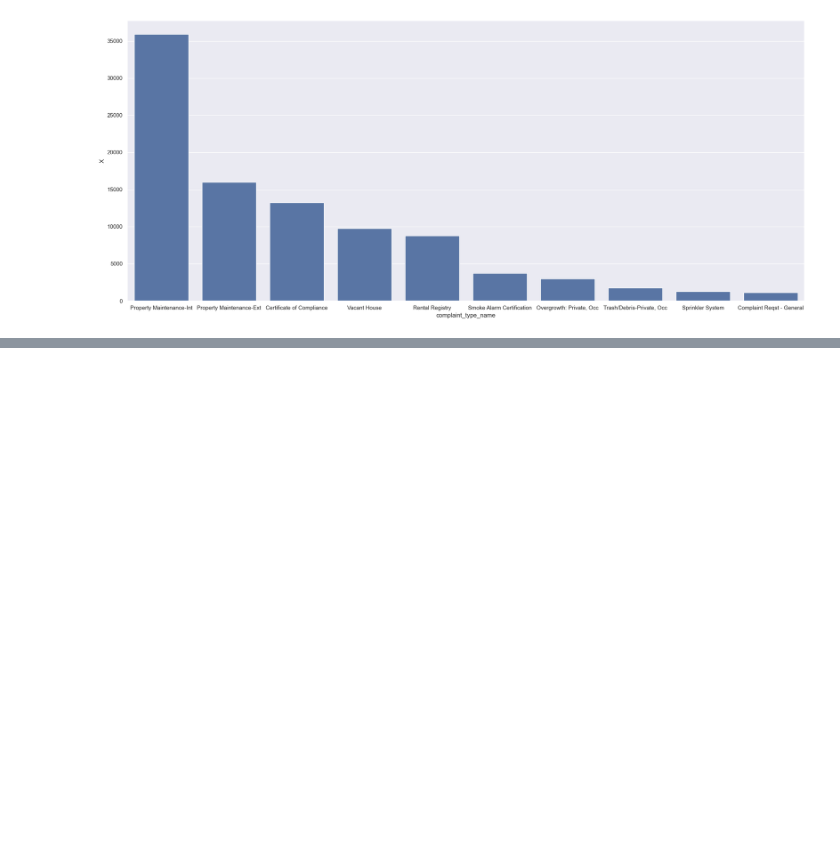
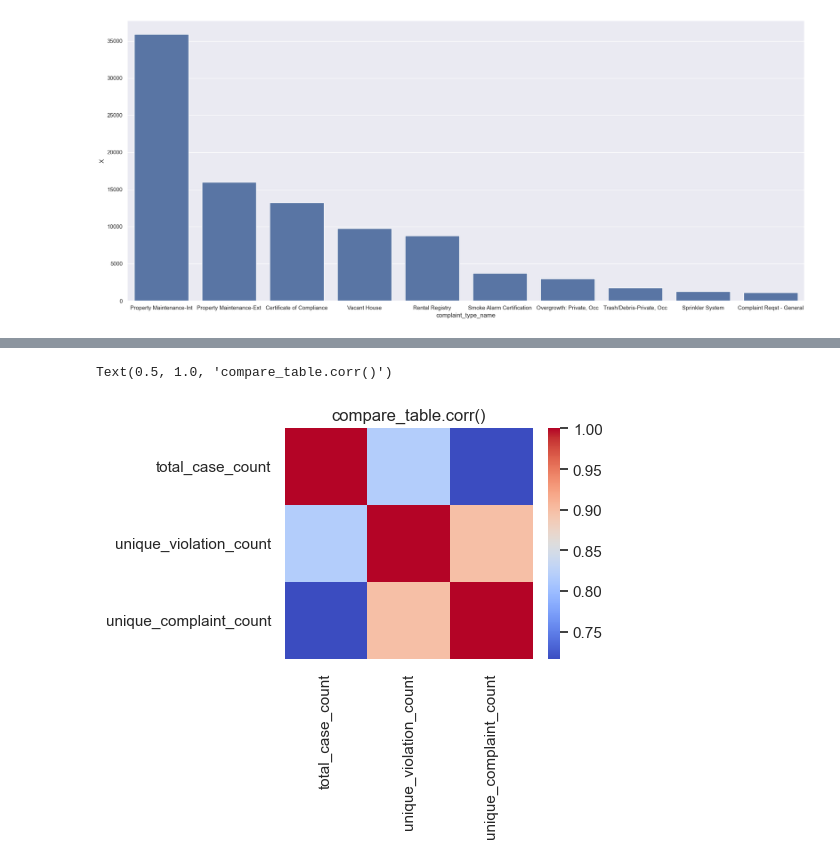
Before and after one commit to ht6631/IST_652_Project, a Jupyter notebook: ProjectAnalysis.ipynb, the cells around one changed output, grey strips where cells are left out. Saved outputs shown, nothing was run; the diff lists cells and outputs as text; code cells hidden in the pictures; blank space fills up the shorter version.

```diff
--- a/ProjectAnalysis.ipynb
+++ b/ProjectAnalysis.ipynb
@@ -186,0 +185,13 @@ sns.barplot(x='complaint_type_name',y='X',data=top10_frequent_complaints)
+# %%
+# Question 1 Is there any correlation between neighborhood/location and type of violation?
+# 1. Total case number within each neighborhood
+total_case_neighborhood=code_violations.groupby('Neighborhood')['violation'].count().to_frame().sort_values('violation',ascending=False)
+total_case_neighborhood.columns=['total_case_count']
+# 2. Total violation type within each neighborhood
+unique_violation_neighborhood=code_violations.groupby('Neighborhood')['violation'].nunique().to_frame().sort_values('violation',ascending=False)
+unique_violation_neighborhood.columns=['unique_violation_count']
+# 3. Total complaint type within each neighborhood
+unique_complaint_neighborhood=code_violations.groupby('Neighborhood')['complaint_type_name'].nunique().to_frame().sort_values('complaint_type_name',ascending=False)
+unique_complaint_neighborhood.columns=['unique_complaint_count']
+compare_table=pd.concat([total_case_neighborhood,unique_violation_neighborhood,unique_complaint_neighborhood],axis=1)
+compare_table
@@ -186,0 +217,8 @@ sns.barplot(x='complaint_type_name',y='X',data=top10_frequent_complaints)
+# %%
+sns.set(rc={'figure.figsize':(4, 3)})
+sns.heatmap(compare_table.corr(),cmap='coolwarm')
+plt.title('compare_table.corr()')
+# Obviously these numers are highly correlated, the more cases recorded, the more unique violation types one neighborhood would have, but the complaint type
+# %% [output]
+Text(0.5, 1.0, 'compare_table.corr()')
+[figure, added]
```
Also changed, not shown: parts of 13 cells of this notebook, 1 other file.
